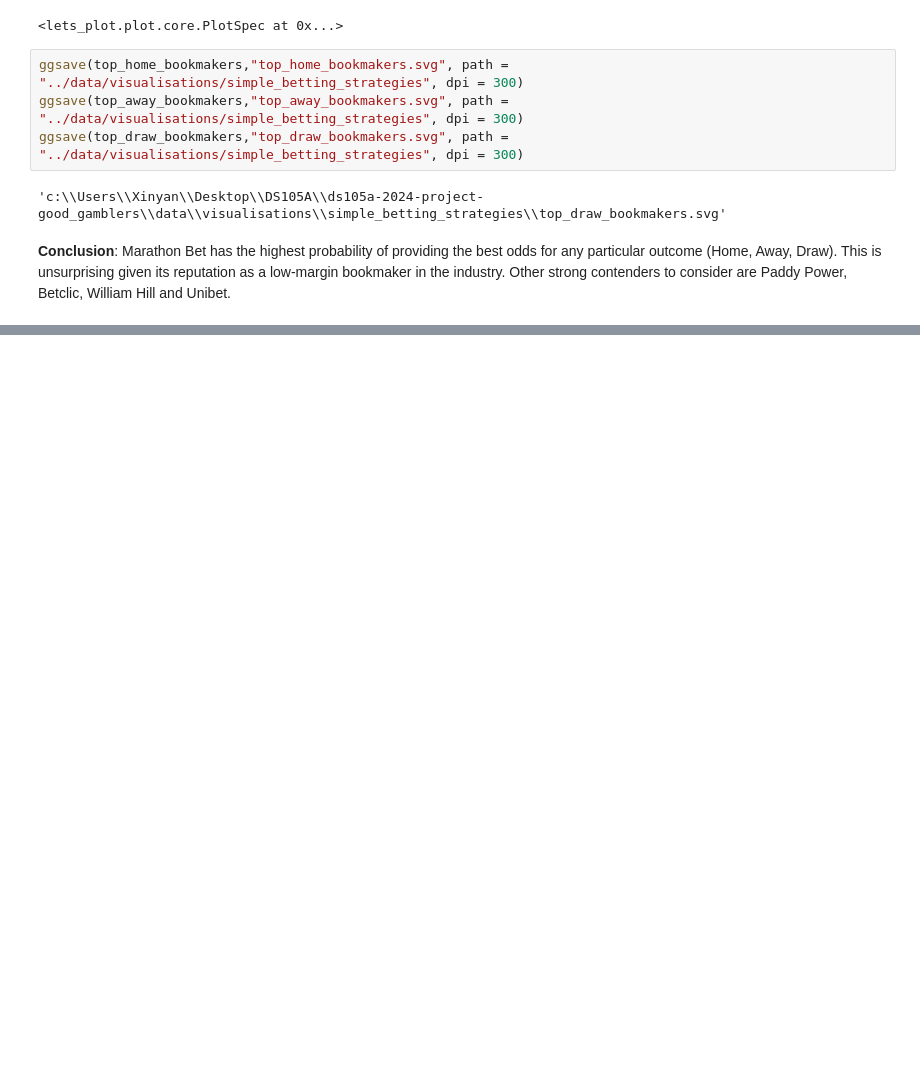
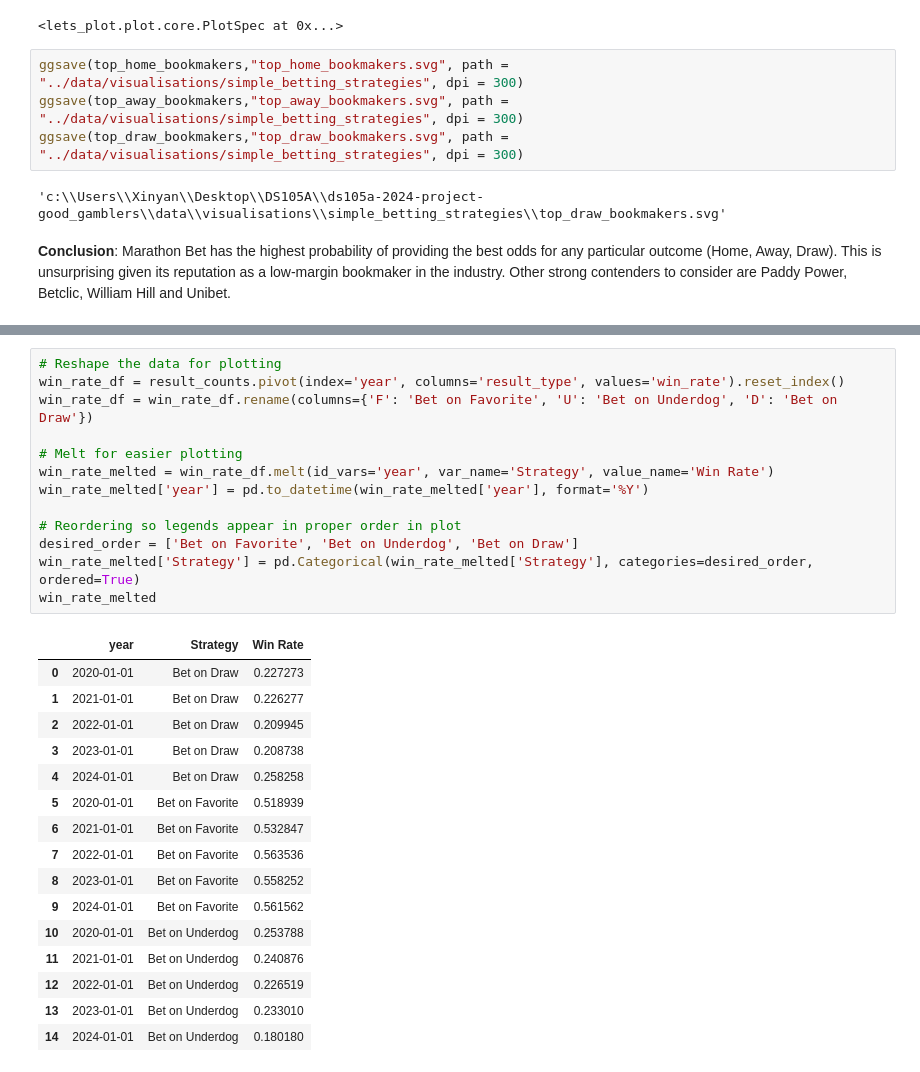
Before and after one commit to thoomkuzhymatthew/EPL_arb_betting, a Jupyter notebook: code/NB03-Simple_Betting_Strategies.ipynb, the cells around one changed output, grey strips where cells are left out. Drawn from its saved outputs; the diff is of its cells as text; blank space fills up the shorter version.

```diff
--- a/code/NB03-Simple_Betting_Strategies.ipynb
+++ b/code/NB03-Simple_Betting_Strategies.ipynb
@@ -177,0 +279,30 @@ ggsave(top_draw_bookmakers,"top_draw_bookmakers.svg", path = "../data/visualisat
+# %%
+# Reshape the data for plotting
+win_rate_df = result_counts.pivot(index='year', columns='result_type', values='win_rate').reset_index()
+win_rate_df = win_rate_df.rename(columns={'F': 'Bet on Favorite', 'U': 'Bet on Underdog', 'D': 'Bet on Draw'})
+
+# Melt for easier plotting
+win_rate_melted = win_rate_df.melt(id_vars='year', var_name='Strategy', value_name='Win Rate')
+win_rate_melted['year'] = pd.to_datetime(win_rate_melted['year'], format='%Y')
+
+# Reordering so legends appear in proper order in plot
+desired_order = ['Bet on Favorite', 'Bet on Underdog', 'Bet on Draw']
+win_rate_melted['Strategy'] = pd.Categorical(win_rate_melted['Strategy'], categories=desired_order, ordered=True)
+win_rate_melted
+# %% [output]
+|  | year | Strategy | Win Rate |
+| 0 | 2020-01-01 | Bet on Draw | 0.227273 |
+| 1 | 2021-01-01 | Bet on Draw | 0.226277 |
+| 2 | 2022-01-01 | Bet on Draw | 0.209945 |
+| 3 | 2023-01-01 | Bet on Draw | 0.208738 |
+| 4 | 2024-01-01 | Bet on Draw | 0.258258 |
+| 5 | 2020-01-01 | Bet on Favorite | 0.518939 |
+| 6 | 2021-01-01 | Bet on Favorite | 0.532847 |
+| 7 | 2022-01-01 | Bet on Favorite | 0.563536 |
+| 8 | 2023-01-01 | Bet on Favorite | 0.558252 |
+| 9 | 2024-01-01 | Bet on Favorite | 0.561562 |
+| 10 | 2020-01-01 | Bet on Underdog | 0.253788 |
+| 11 | 2021-01-01 | Bet on Underdog | 0.240876 |
+| 12 | 2022-01-01 | Bet on Underdog | 0.226519 |
+| 13 | 2023-01-01 | Bet on Underdog | 0.233010 |
+| 14 | 2024-01-01 | Bet on Underdog | 0.180180 |
```
Also changed, not shown: parts of 25 cells of this notebook.
